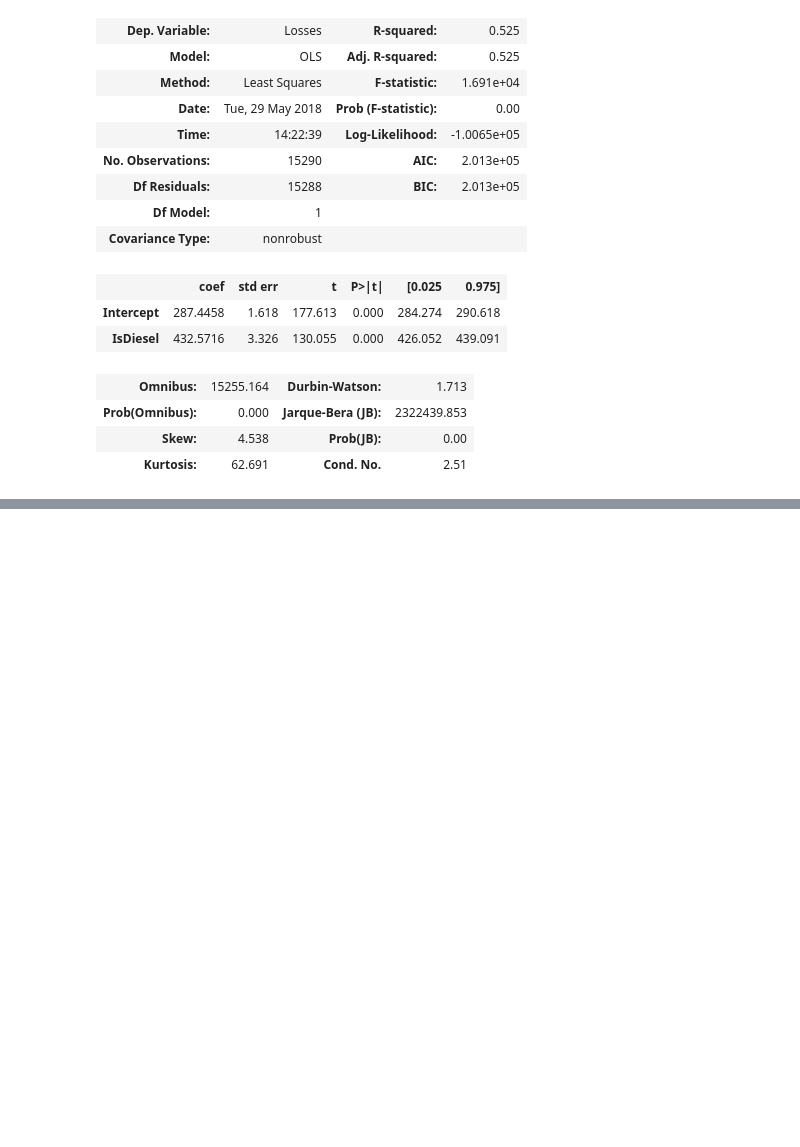
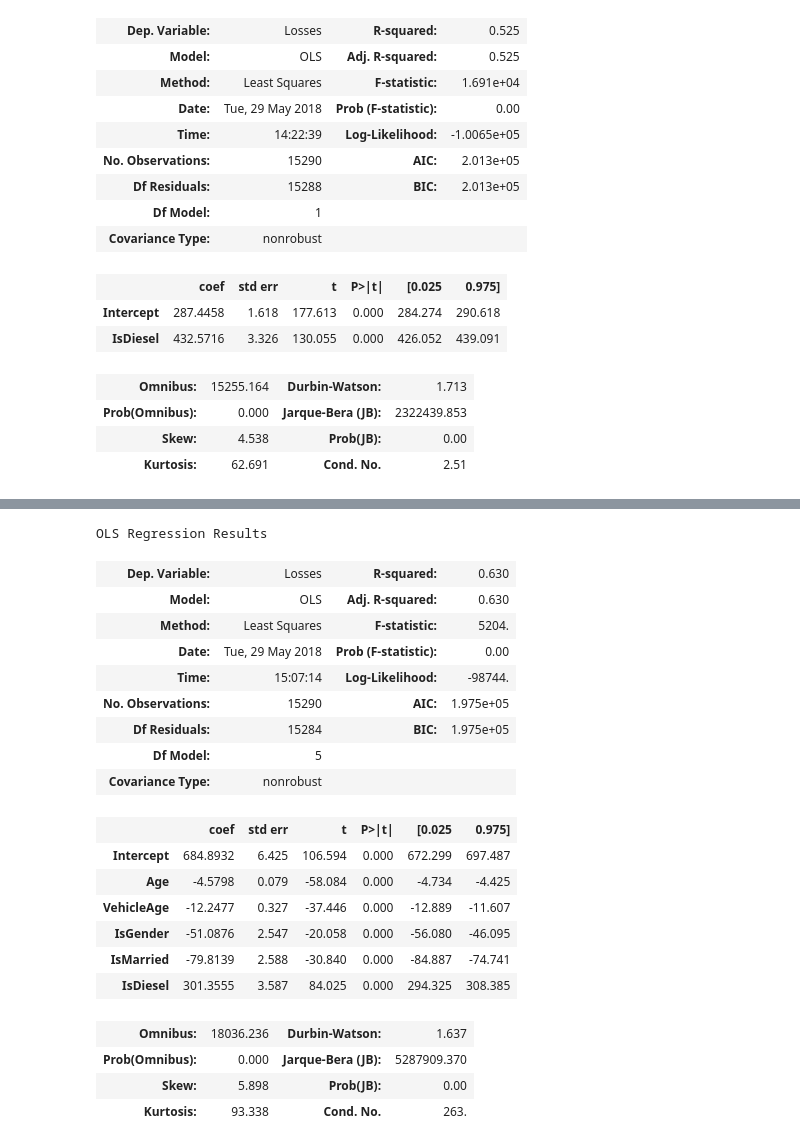
Before and after one commit to stezarpriansya/python-adsb, a Jupyter notebook: Tugas Regresi.ipynb, the cells around one changed output, grey strips where cells are left out. Cells and saved outputs as stored; diff of their text form; code cells hidden in the pictures; blank space fills up the shorter version.

```diff
--- a/Tugas Regresi.ipynb
+++ b/Tugas Regresi.ipynb
@@ -544,0 +572,25 @@ OLS Regression Results
+# %%
+lm=smf.ols(formula='Losses~Age+VehicleAge+IsGender+IsMarried+IsDiesel', data=data).fit()
+lm.summary()
+# %% [output]
+OLS Regression Results
+| Dep. Variable: | Losses | R-squared: | 0.630 |
+| Model: | OLS | Adj. R-squared: | 0.630 |
+| Method: | Least Squares | F-statistic: | 5204. |
+| Date: | Tue, 29 May 2018 | Prob (F-statistic): | 0.00 |
+| Time: | 15:07:14 | Log-Likelihood: | -98744. |
+| No. Observations: | 15290 | AIC: | 1.975e+05 |
+| Df Residuals: | 15284 | BIC: | 1.975e+05 |
+| Df Model: | 5 |  |  |
+| Covariance Type: | nonrobust |  |  |
+|  | coef | std err | t | P>|t| | [0.025 | 0.975] |
+| Intercept | 684.8932 | 6.425 | 106.594 | 0.000 | 672.299 | 697.487 |
+| Age | -4.5798 | 0.079 | -58.084 | 0.000 | -4.734 | -4.425 |
+| VehicleAge | -12.2477 | 0.327 | -37.446 | 0.000 | -12.889 | -11.607 |
+| IsGender | -51.0876 | 2.547 | -20.058 | 0.000 | -56.080 | -46.095 |
+| IsMarried | -79.8139 | 2.588 | -30.840 | 0.000 | -84.887 | -74.741 |
+| IsDiesel | 301.3555 | 3.587 | 84.025 | 0.000 | 294.325 | 308.385 |
+| Omnibus: | 18036.236 | Durbin-Watson: | 1.637 |
+| Prob(Omnibus): | 0.000 | Jarque-Bera (JB): | 5287909.370 |
+| Skew: | 5.898 | Prob(JB): | 0.00 |
+| Kurtosis: | 93.338 | Cond. No. | 263. |
```
Also changed, not shown: parts of 1 cell of this notebook.
